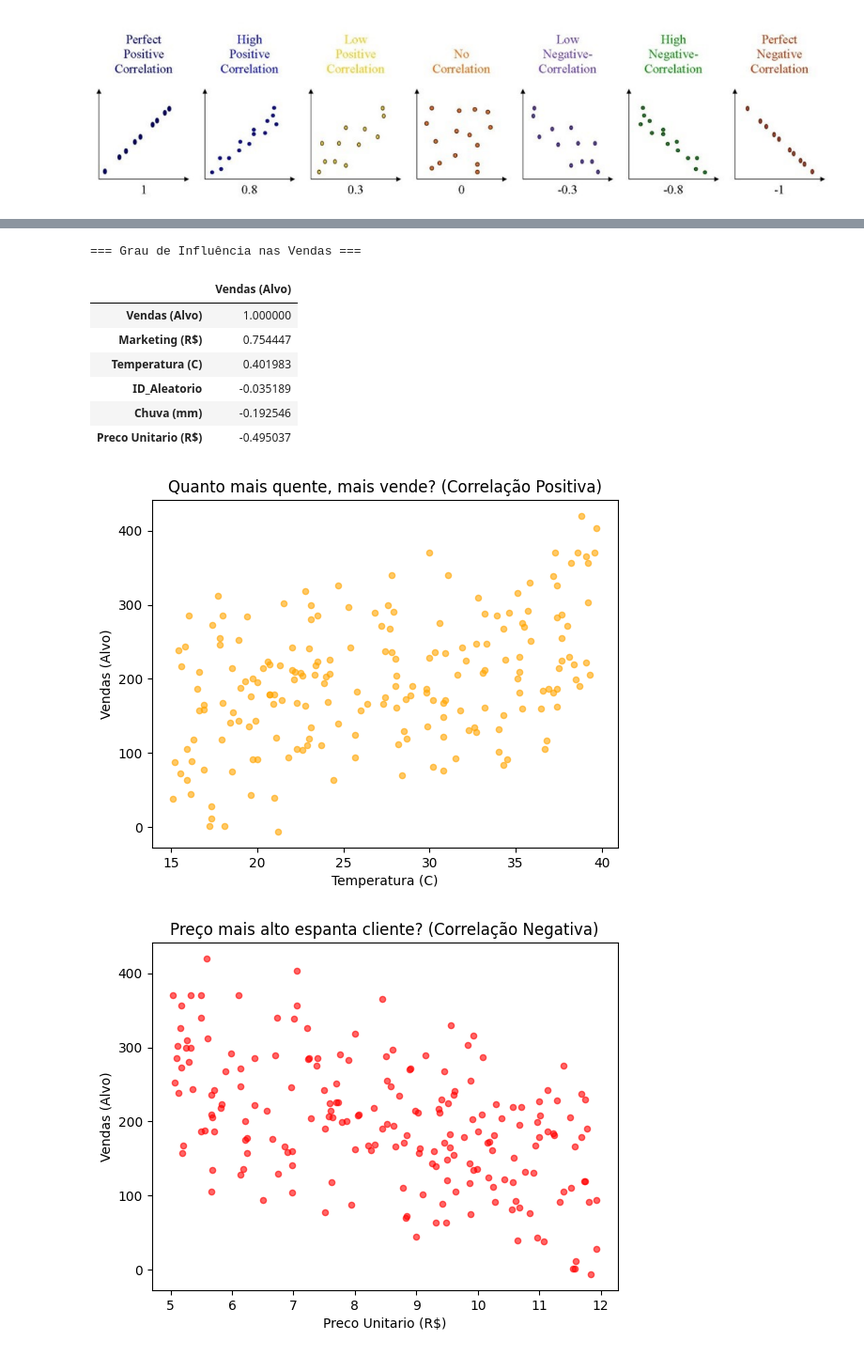
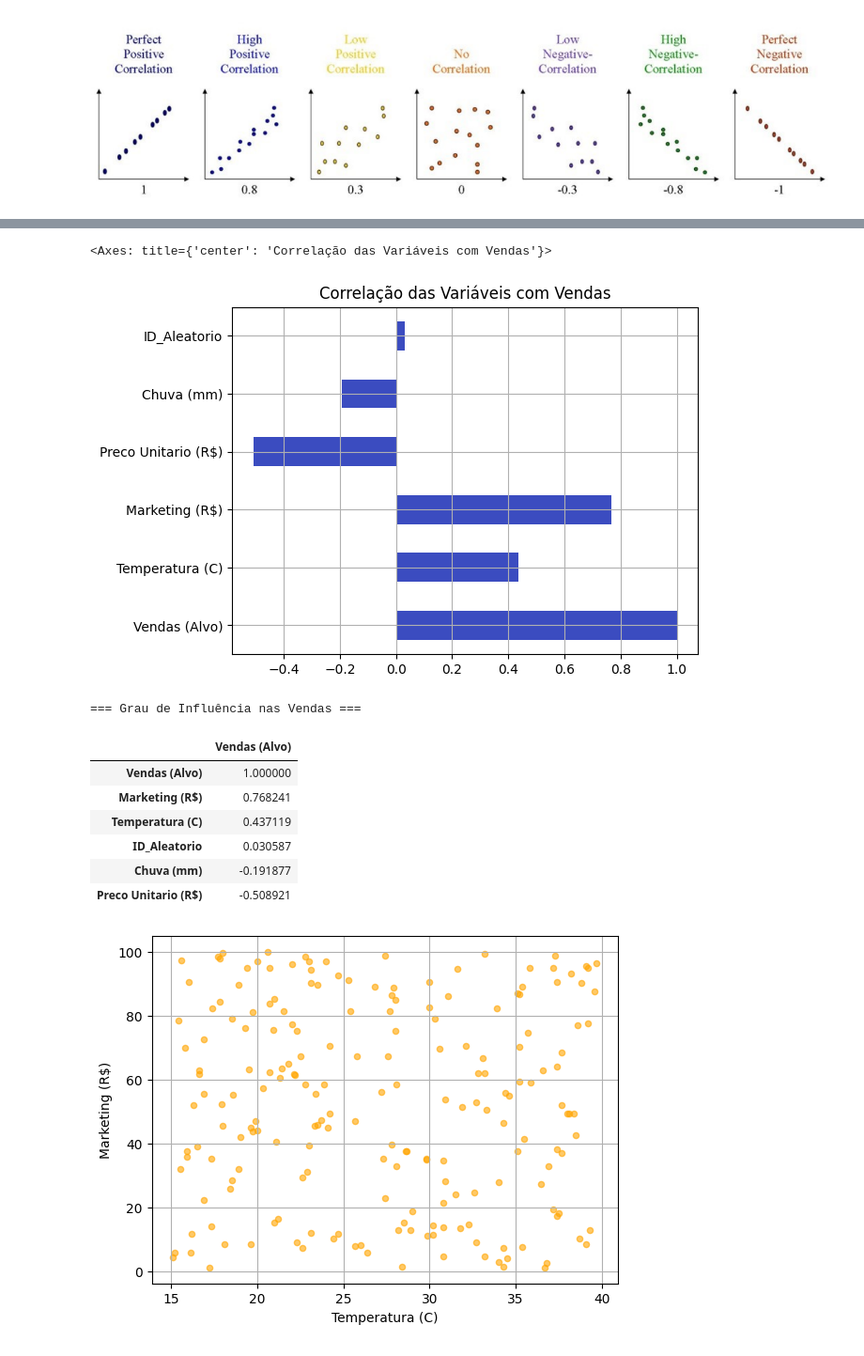
Before and after one commit to Alissonfelipe1234/trilha_dados_agibank, a Jupyter notebook: Modulo 2/Aula 6/index.ipynb, the cells around one changed output, grey strips where cells are left out. Shown at 94% size. Drawn from its saved outputs; the diff is of its cells as text; code cells hidden in the pictures.

```diff
--- a/Modulo 2/Aula 6/index.ipynb
+++ b/Modulo 2/Aula 6/index.ipynb
@@ -162,7 +263,7 @@ grafico.set_ylabel("Faturamento (R$)");
 # %%
 import numpy as np
 # Configuração
-np.random.seed(42)
+np.random.seed(78)
 n_dias = 200
 
 # 1. Criando variáveis INDEPENDENTES (Causas)
@@ -189,7 +290,7 @@ numero_vendas_correlacionado = (
     (marketing * 2) -           # + Marketing = + Vendas (Correlação Positiva Média)
     (preco * 15) -              # + Preço = - Vendas (Correlação Negativa)
     (chuva * 3) +               # + Chuva = - Vendas (Correlação Negativa)
-    np.random.normal(0, 20, n_dias) # "Ruído" (coisas que não explicamos)
+    np.random.normal(0, 2, n_dias) # "Ruído" (coisas que não explicamos)
 )
 
 # Montando o DataFrame
@@ -203,5 +304,6 @@ vendas_unidade = pd.DataFrame({
 })
 
 display(vendas_unidade.head())
+vendas_unidade.to_csv('vendas_correlation.csv', index=False)
 # %% [output]
 |  | Vendas (Alvo) | Temperatura (C) | Marketing (R$) | Preco Unitario (R$) | Chuva (mm) | ID_Aleatorio |
@@ -213,46 +325,34 @@ display(vendas_unidade.head())
+# %%
+correlacao = vendas_unidade.corr()['Vendas (Alvo)']
+correlacao.plot(kind='barh', title='Correlação das Variáveis com Vendas', grid=True, cmap='coolwarm')
+# %% [output]
+<Axes: title={'center': 'Correlação das Variáveis com Vendas'}>
+[figure, added]
 # %%
 # Focando a correlação apenas na coluna de Vendas e ordenando
 correlacao = vendas_unidade.corr()['Vendas (Alvo)'].sort_values(ascending=False)
 
 print("=== Grau de Influência nas Vendas ===")
 # O style bar ajuda MUITO a visualizar positivos vs negativos
-display(pd.DataFrame(correlacao).style.bar(align='mid', color=['#d65f5f', '#5fba7d']))
+pd.DataFrame(correlacao).style.bar(align='mid', color=['#d65f5f', '#5fba7d'])
 # %% [output]
 === Grau de Influência nas Vendas ===
 |  | Vendas (Alvo) |
 | Vendas (Alvo) | 1.000000 |
-| Marketing (R$) | 0.754447 |
-| Temperatura (C) | 0.401983 |
-| ID_Aleatorio | -0.035189 |
-| Chuva (mm) | -0.192546 |
-| Preco Unitario (R$) | -0.495037 |
+| Marketing (R$) | 0.768241 |
+| Temperatura (C) | 0.437119 |
+| ID_Aleatorio | 0.030587 |
+| Chuva (mm) | -0.191877 |
+| Preco Unitario (R$) | -0.508921 |
 # %%
 # Exemplo 1: Correlação POSITIVA (Temperatura)
 vendas_unidade.plot.scatter(
     x='Temperatura (C)',
-    y='Vendas (Alvo)',
-    title='Quanto mais quente, mais vende? (Correlação Positiva)',
+    y='Marketing (R$)',
+    title='',
+    grid=True,
     color='orange',
     alpha=0.6 # Transparência ajuda se tiver muitos pontos juntos
 );
-
-# Exemplo 2: Correlação NEGATIVA (Preço)
-vendas_unidade.plot.scatter(
-    x='Preco Unitario (R$)',
-    y='Vendas (Alvo)',
-    title='Preço mais alto espanta cliente? (Correlação Negativa)',
-    color='red',
-    alpha=0.6
-);
-
-# Exemplo 3: SEM CORRELAÇÃO (Ruído)
-vendas_unidade.plot.scatter(
-    x='ID_Aleatorio',
-    y='Vendas (Alvo)',
-    title='O ID do sistema afeta a venda? (Sem Correlação)',
-    color='gray',
-    alpha=0.6
-);
 # %% [output]
-[figure, old version]
+[figure, new version]
-[figure, removed]
```
Also changed, not shown: parts of 19 cells of this notebook, 2 other files.
